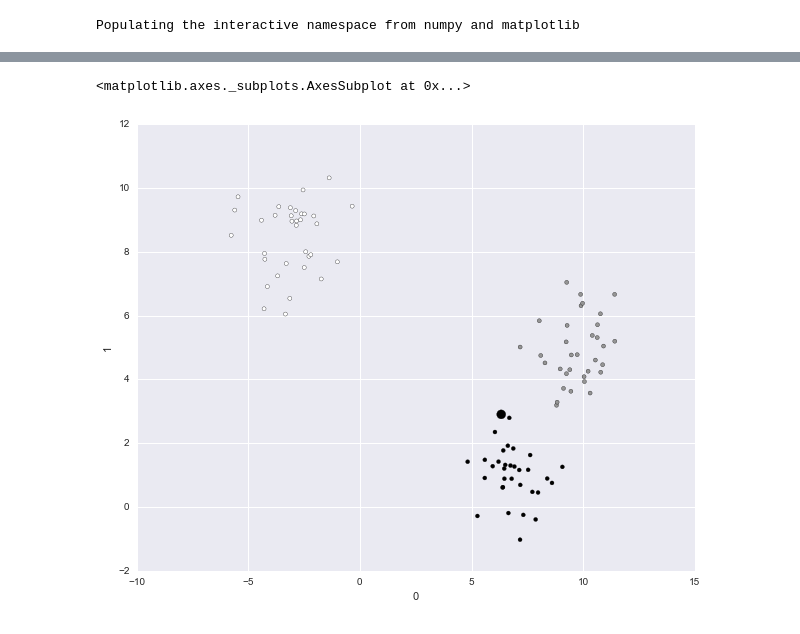
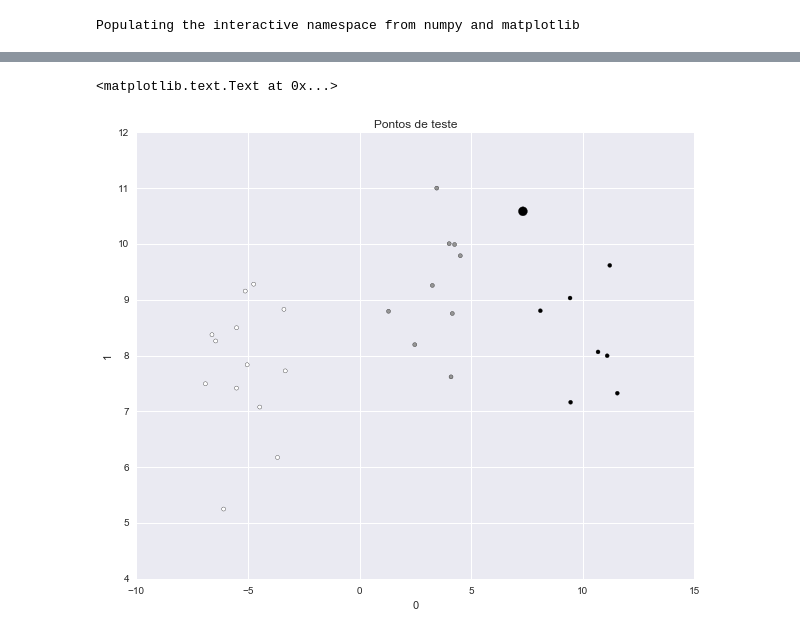
Before and after one commit to labreu/tensorflow_exercises, a Jupyter notebook: Tensorflow example.ipynb, the cells around one changed output, grey strips where cells are left out. Saved outputs shown, nothing was run; the diff lists cells and outputs as text; code cells hidden in the pictures.

Commit message:
output view

```diff
--- a/Tensorflow example.ipynb
+++ b/Tensorflow example.ipynb
@@ -66,10 +66,17 @@ Epoch: 8000 - Loss: 0.0162543859333 Acc: 0.966666638851
 # %%
-output = sess.run(softmax, feed_dict={x: data[0], y_: pd.get_dummies(data[1]).values})
+output = sess.run(softmax, feed_dict={x: X_test, y_: y_test})
 output = output.argmax(axis=1)
+
+true_y = pd.DataFrame(y_test)
+true_y['cat'] = true_y[0] + true_y[1]*2 + true_y[2]*3
+true_y['cat'] = true_y['cat'] - 1
 # %%
-size = (data[1] == output)
+size = (true_y['cat'] == output)
 # %%
-df.plot.scatter(0, 1, c=data[1], s=(~size+2)**4)
+df_test = pd.DataFrame(X_test)
+
+df_test.plot.scatter(0, 1, c=true_y['cat'], s=(~size+2)**4)
+title('Pontos de teste')
 # %% [output]
-<matplotlib.axes._subplots.AxesSubplot at 0x...>
+<matplotlib.text.Text at 0x...>
-[figure, old version]
+[figure, new version]
```
Also changed, not shown: parts of 2 cells of this notebook.
